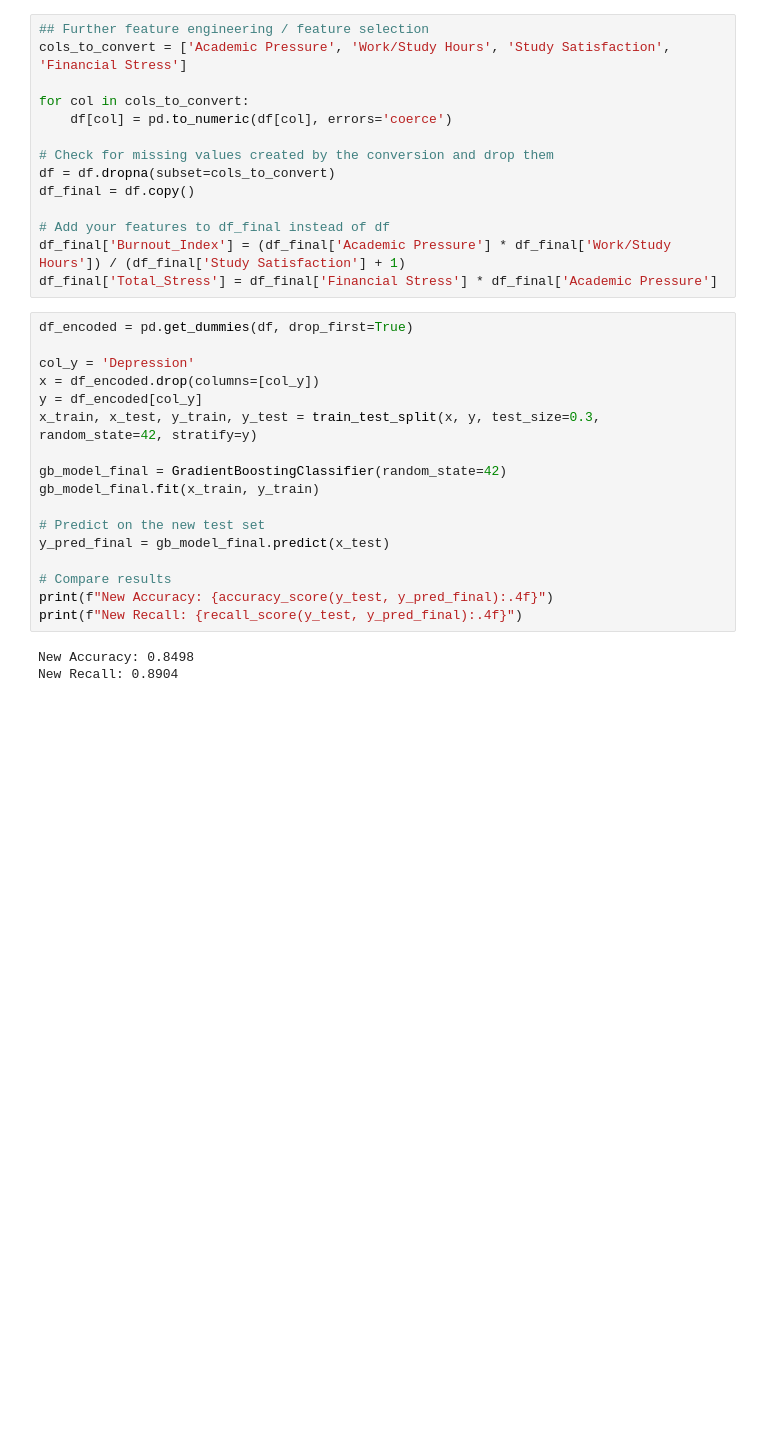
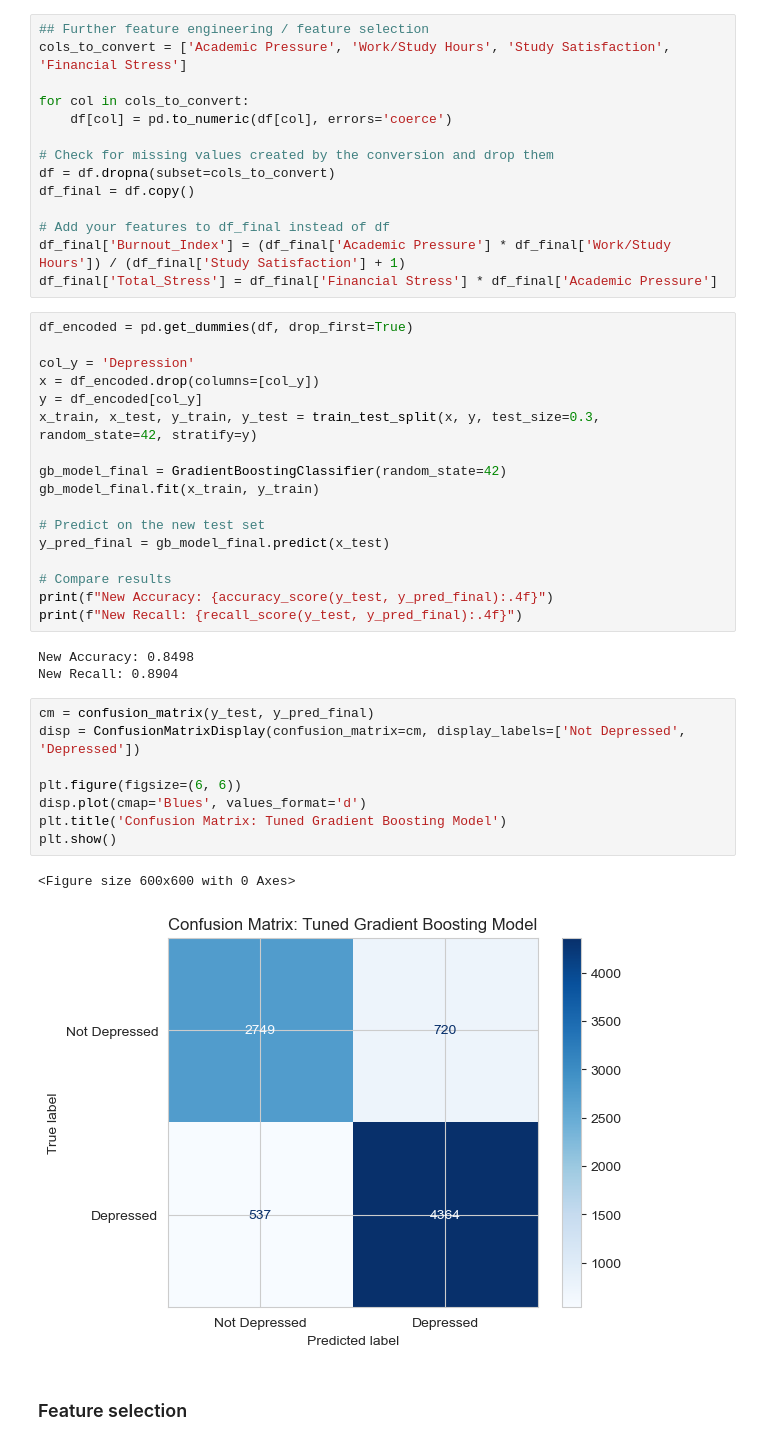
Before and after one commit to sxeptical/mldp-project, a Jupyter notebook: MLDP.ipynb, the cells around one changed output. Drawn from its saved outputs; the diff is of its cells as text; blank space fills up the shorter version.

```diff
--- a/MLDP.ipynb
+++ b/MLDP.ipynb
@@ -289,6 +322,19 @@ print(f"New Recall: {recall_score(y_test, y_pred_final):.4f}")
 # %% [output]
 New Accuracy: 0.8498
 New Recall: 0.8904
+# %%
+cm = confusion_matrix(y_test, y_pred_final)
+disp = ConfusionMatrixDisplay(confusion_matrix=cm, display_labels=['Not Depressed', 'Depressed'])
+
+plt.figure(figsize=(6, 6))
+disp.plot(cmap='Blues', values_format='d')
+plt.title('Confusion Matrix: Tuned Gradient Boosting Model')
+plt.show()
+# %% [output]
+<Figure size 600x600 with 0 Axes>
+[figure, added]
+# %% [markdown]
+### Feature selection
 # %%
 # Get feature importances from your trained Gradient Boosting model
 importances = gb_model_final.feature_importances_
```
Also changed, not shown: parts of 7 cells of this notebook, 2 other files.
